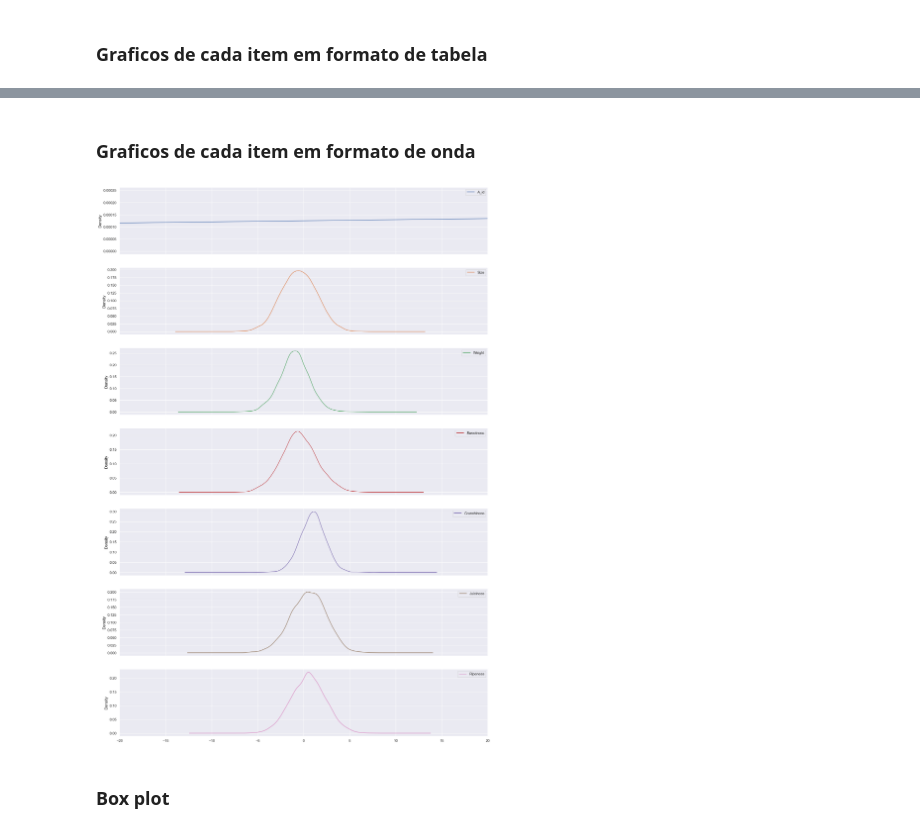
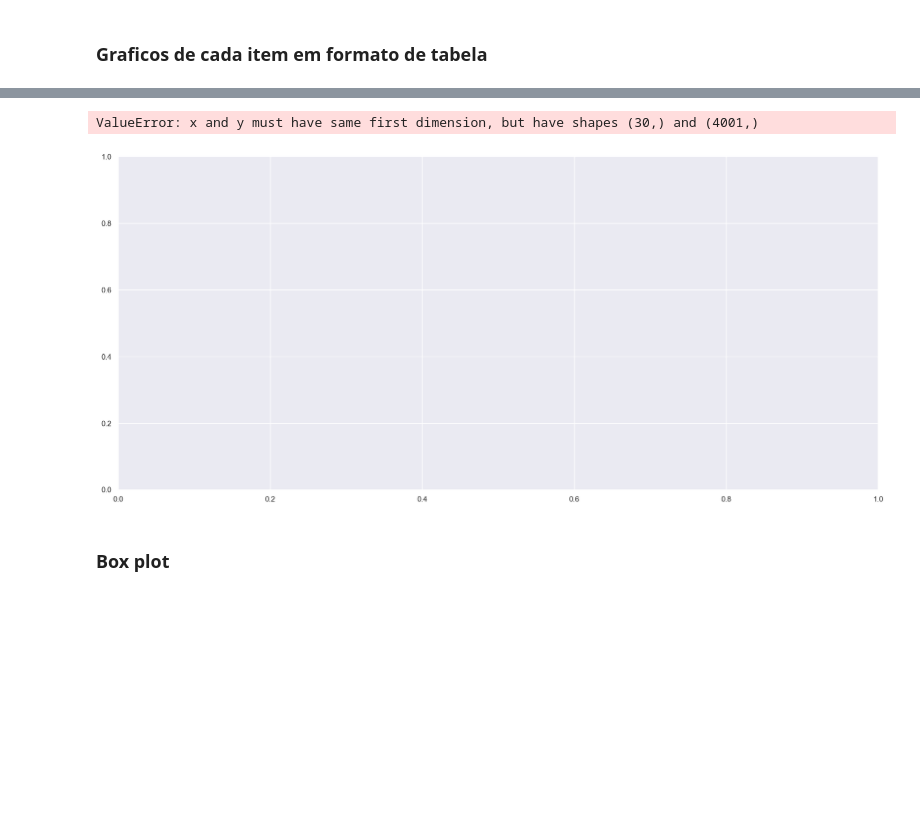
Before and after one commit to CaduValezzi/Data-_Base_CP2, a Jupyter notebook: cp2.ipynb, the cells around one changed output, grey strips where cells are left out. Cells and saved outputs as stored; diff of their text form; code cells hidden in the pictures; blank space fills up the shorter version.

```diff
--- a/cp2.ipynb
+++ b/cp2.ipynb
@@ -110,12 +114,34 @@ plt.show()
-# %% [markdown]
-### Graficos de cada item em formato de onda
-# %%
-plt.rcParams['figure.figsize']=[20,30]
-dataApple.plot(kind='density',subplots=True,sharex=True)
-plt.xlim(-15.0, 15.0)
-plt.show()
-# %% [output]
-[figure, removed]
+# %%
+plt.rcParams['figure.figsize']=[20,30]
+t = np.arange(-15.0,15.0,1 )
+
+# A_id,Size,Weight,Sweetness,Crunchiness,Juiciness,Ripeness,Acidity,Quality
+
+ax1 = plt.subplot(311)
+plt.plot(t, dataApple["Size"])
+plt.tick_params('x', labelsize=6)
+
+# share x only
+ax2 = plt.subplot(312, sharex=ax1)
+plt.plot(t, dataApple["Weight"])
+# make these tick labels invisible
+plt.tick_params('x', labelbottom=False)
+
+# share x and y
+ax3 = plt.subplot(313, sharex=ax1, sharey=ax1)
+plt.plot(t, dataApple["Sweetness"])
+plt.xlim(0.01, 5.0)
+
+
+
+dataApple["Size"].plot(kind='density',subplots=True,sharex=True)
+dataApple["Weight"].plot(kind='density',subplots=True,sharex=True)
+
+plt.xlim(-15.0,15.0)
+plt.show()
+# %% [output]
+ValueError: x and y must have same first dimension, but have shapes (30,) and (4001,)
+[figure, added]
 # %% [markdown]
 ### Box plot
 # %%
```
Also changed, not shown: parts of 6 cells of this notebook.
